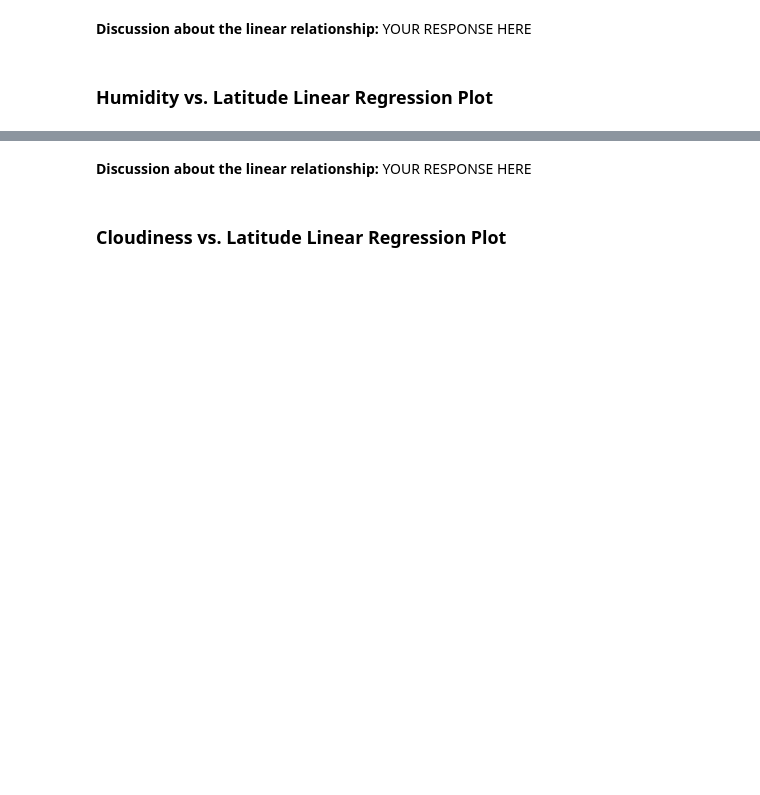
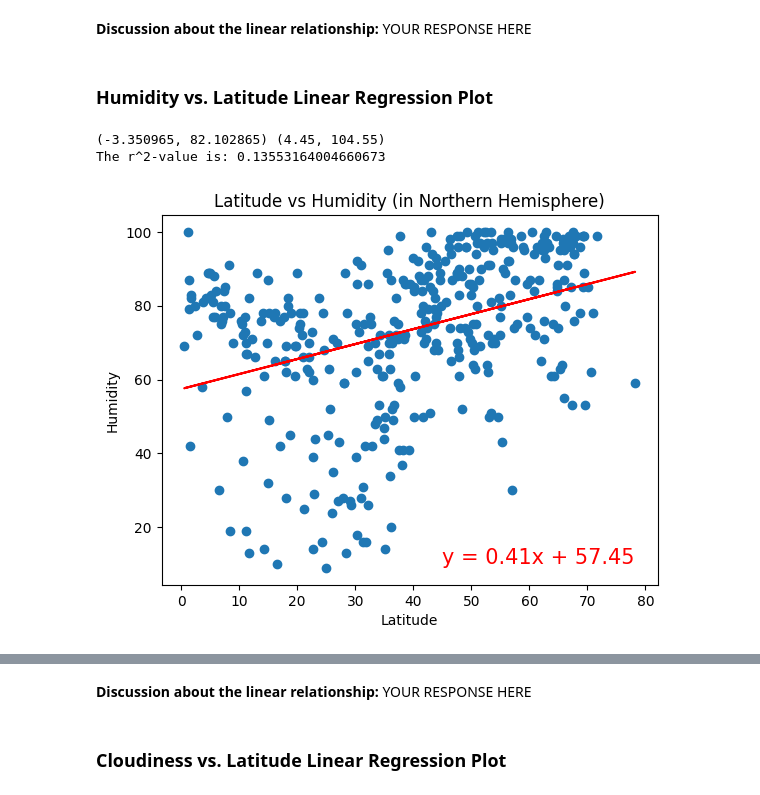
Before and after one commit to qstibbins/python-api-challenge, a Jupyter notebook: WeatherPy.ipynb, the cells around one changed output, grey strips where cells are left out. Saved outputs shown, nothing was run; the diff lists cells and outputs as text; code cells hidden in the pictures; blank space fills up the shorter version.

```diff
--- a/WeatherPy.ipynb
+++ b/WeatherPy.ipynb
@@ -307,35 +361,27 @@ plt.show()
 ### Humidity vs. Latitude Linear Regression Plot
 # %%
 # Linear regression on Northern Hemisphere
-latitude = northern_hemi_df['Lat']
-humidity = northern_hemi_df['Humidity']
-(slope, intercept, rvalue, pvalue, stderr) = linregress(latitude, humidity)
-north_hemi_regress = lin_regress(latitude, slope, intercept)
+north_humidity = northern_hemi_df['Humidity']
+(slope, intercept, rvalue, pvalue, stderr) = linregress(north_latitude, north_humidity)
+north_humidity_regress = lin_regress(north_latitude, slope, intercept)
 
+# Scatterplot creation
+plt.scatter(north_latitude, north_humidity)
+plt.plot(north_latitude, north_humidity_regress["regress_values"] ,"r-")
 
-
-
-# cloudiness = city_data_df['Cloudiness']
-# wind_speed = city_data_df['Wind Speed']
-
-
-# humidity_regress = linregress(latitude, humidity)
-# cloudiness_regress = linregress(latitude, cloudiness)
-# wind_speed_regress = linregress(latitude, wind_speed)
-
-# NOTE - Scatterplot creation
-plt.scatter(latitude, humidity)
-plt.plot(latitude, north_hemi_regress["regress_values"] ,"r-")
-print(plt.xlim(), plt.ylim())
 # Label plot and annotate the line equation
 plt.xlabel('Latitude')
 plt.ylabel('Humidity')
-plt.annotate(north_hemi_regress["line_eq"],(0,90),(45,10),fontsize=15,color="red")
+plt.annotate(north_humidity_regress["line_eq"],(0,90),(45,10),fontsize=15,color="red")
 plt.title(f"Latitude vs Humidity (in Northern Hemisphere)")
 
 # Print r^2 value
 print(f"The r^2-value is: {rvalue**2}")
 
 plt.show()
+# %% [output]
+(-3.350965, 82.102865) (4.45, 104.55)
+The r^2-value is: 0.13553164004660673
+[figure, added]
 # %%
 # Southern Hemisphere
```
Also changed, not shown: parts of 19 cells of this notebook, 5 other files.
